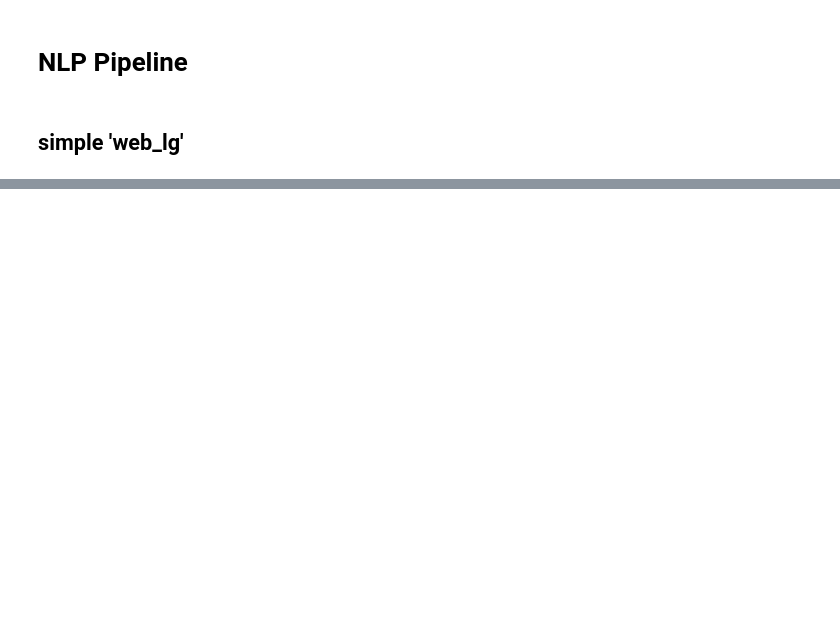
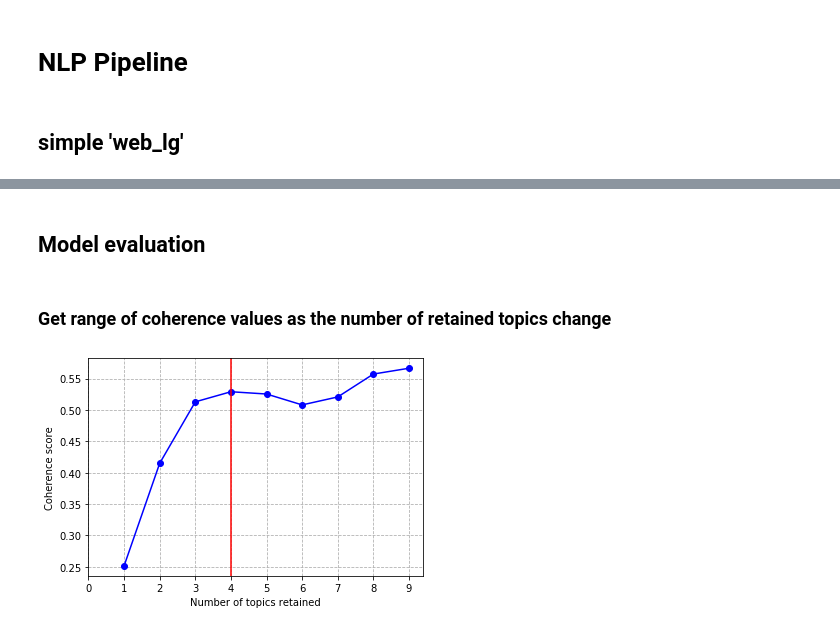
Before and after one commit to Charaaa/NLP-FINAL, a Jupyter notebook: Press Corpus.ipynb, the cells around one changed output, grey strips where cells are left out. Drawn from its saved outputs; the diff is of its cells as text; code cells hidden in the pictures; blank space fills up the shorter version.

```diff
--- a/Press Corpus.ipynb
+++ b/Press Corpus.ipynb
@@ -275,0 +168,4 @@ KeyboardInterrupt:
+# %%
+# create dictionary and text corpus
+DICT = Dictionary(DOCS_PHRASED)
+CORPUS = [DICT.doc2bow(doc) for doc in DOCS_PHRASED]
@@ -275,0 +197,4 @@ KeyboardInterrupt:
+# %% [markdown]
+## Model evaluation
+# %% [markdown]
+### Get range of coherence values as the number of retained topics change
@@ -275,0 +237,46 @@ KeyboardInterrupt:
+# %%
+# collect coherence scores as the number of retained topics change
+LIMIT, START, STEP = 10, 1, 1
+MODEL_LIST, COHER_VALS = compute_coherence_values(dictionary=DICT,
+                                                  corpus=CORPUS,
+                                                  texts=DOCS_PHRASED,
+                                                  start=START,
+                                                  limit=LIMIT,
+                                                  step=STEP)
+# %%
+# plot collected coherence scores data
+
+# data series
+X = range(START, LIMIT, STEP)
+Y = COHER_VALS
+
+# create figure
+FIG = plt.figure(figsize=(6, 4))
+AX = FIG.add_subplot(1, 1, 1)
+
+# plot data
+AX.plot(X, Y, marker='o', color='b', ls='-')
+
+# axes
+AX.set_xlabel("Number of topics retained")
+AX.set_ylabel("Coherence score")
+AX.set_xticks(np.arange(0, 10, 1))
+
+# reference line
+AX.axvline(x=4, ymin=0, ymax=1, color='r')
+
+# grid
+AX.grid(True, ls='--')
+
+# save plot to file
+PATH = os.getcwd()
+FOLDER = 'data'
+FILE = 'B_0.pdf'
+plt.savefig(os.path.join(PATH, FOLDER, FILE),
+            transparent=True,
+            bbox_inches='tight',
+            pad_inches=0)
+
+plt.show()
+# %% [output]
+[figure, added]
```
Also changed, not shown: parts of 36 cells of this notebook.
